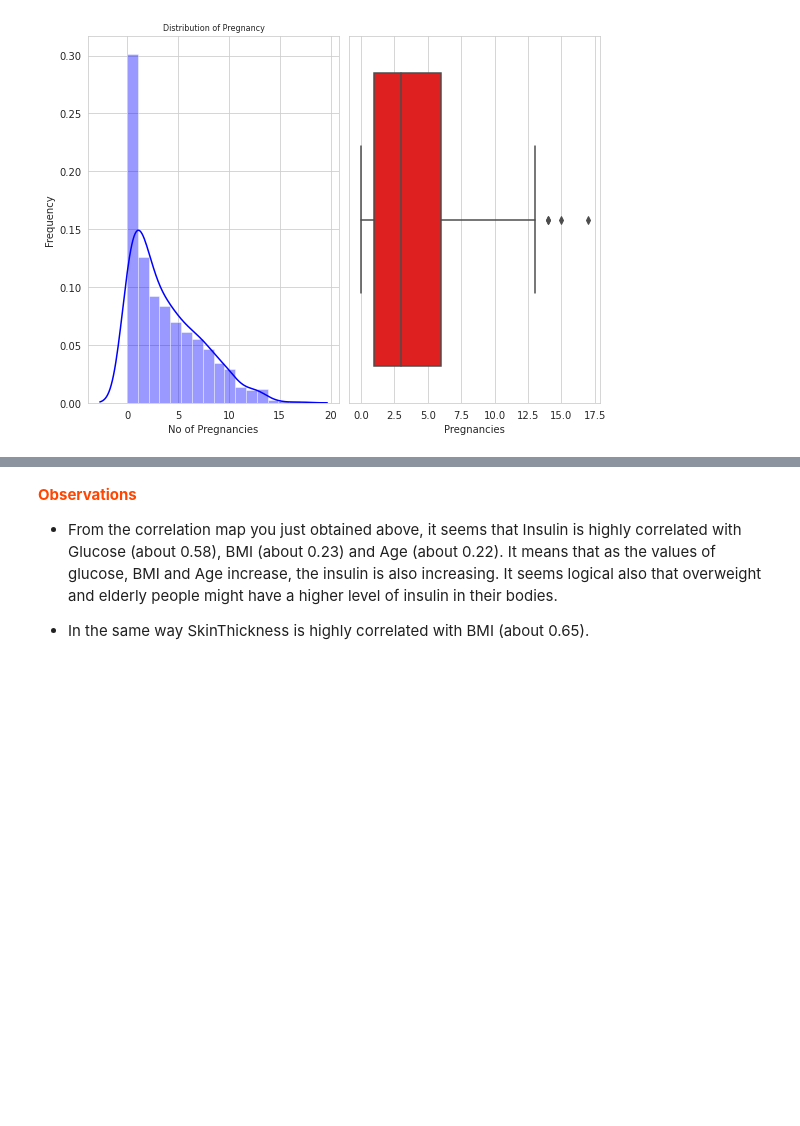
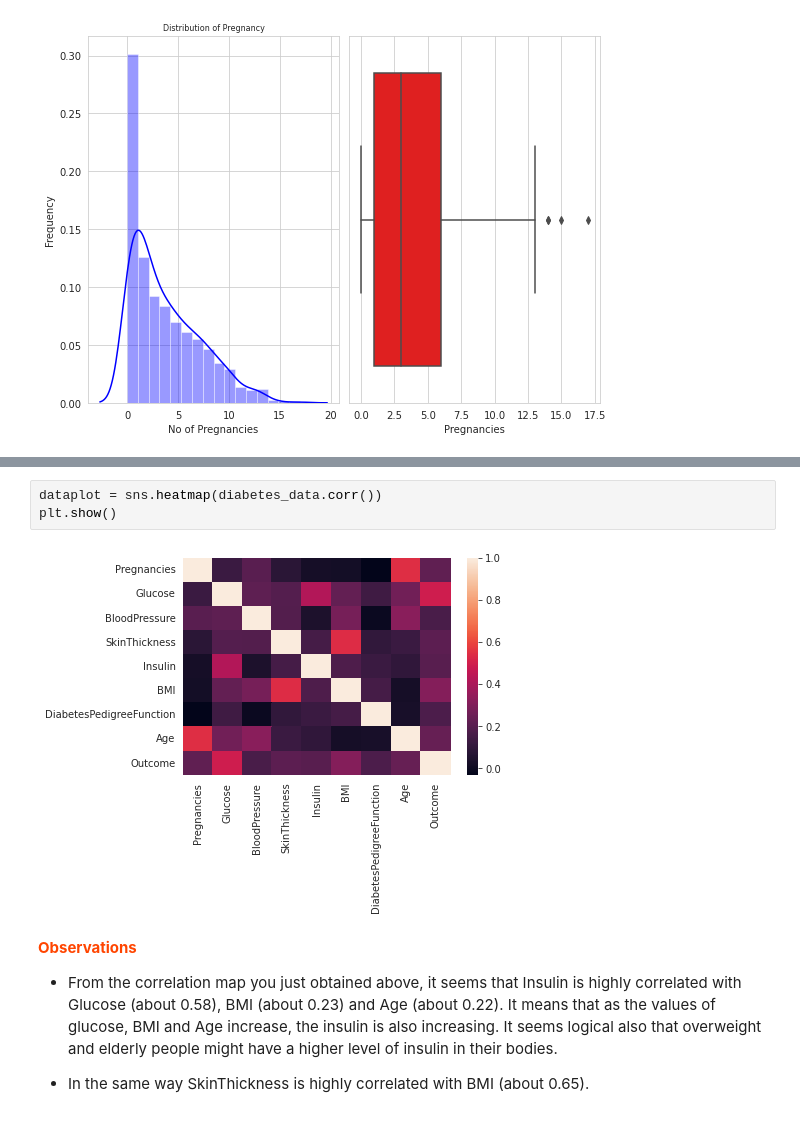
Before and after one commit to shaantanu2001/fmml2021, a Jupyter notebook: Project/Module 3/Project_FMML_CLF1.ipynb, the cells around one changed output, grey strips where cells are left out. Drawn from its saved outputs; the diff is of its cells as text; blank space fills up the shorter version.

```diff
--- a/Project/Module 3/Project_FMML_CLF1.ipynb
+++ b/Project/Module 3/Project_FMML_CLF1.ipynb
@@ -122,3 +134,8 @@ plt.tight_layout()
+# %%
+dataplot = sns.heatmap(diabetes_data.corr())
+plt.show()
+# %% [output]
+[figure, added]
 # %% [markdown]
 <p style="font-weight: bold;color:#FF4500"><b>Observations</b></p>
 
```
Also changed, not shown: parts of 9 cells of this notebook.
